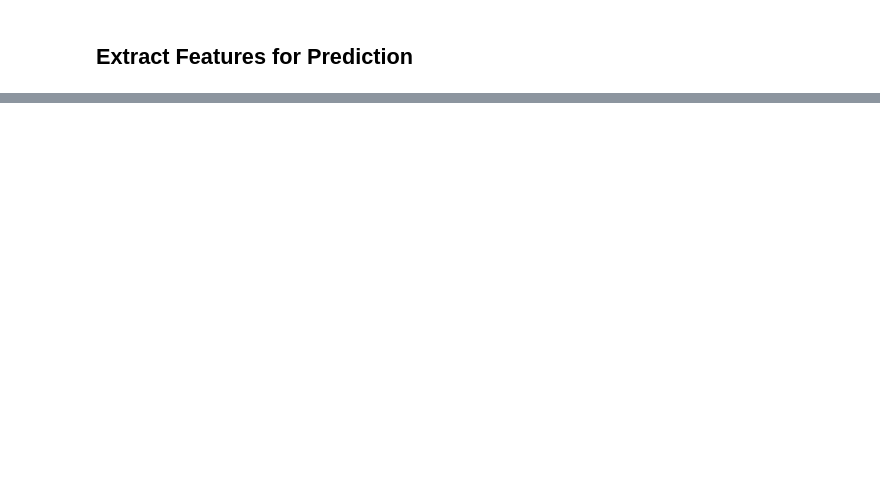
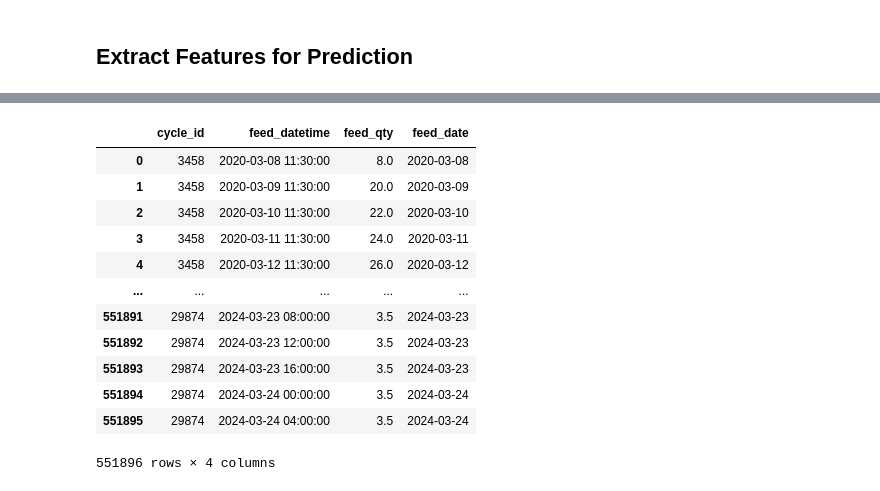
Before and after one commit to Kyunianti19/jala_assignment_test, a Jupyter notebook: analysis.ipynb, the cells around one changed output, grey strips where cells are left out. Cells and saved outputs as stored; diff of their text form; code cells hidden in the pictures; blank space fills up the shorter version.

```diff
--- a/analysis.ipynb
+++ b/analysis.ipynb
@@ -404,0 +416,26 @@ memory usage: 617.5 KB
+# %%
+df_feed = pd.read_csv('Data/feeds.csv')
+df_feed = df_feed[['cycle_id', 'logged_at', 'quantity']].copy()
+# # Rename columns & change data type
+df_feed.columns = ['cycle_id', 'feed_datetime', 'feed_qty']
+df_feed['feed_datetime'] = pd.to_datetime(df_feed['feed_datetime'])
+df_feed['feed_date'] = pd.to_datetime(df_feed['feed_datetime'].dt.date)
+# # Drop duplicates and null rows
+df_feed = df_feed.drop_duplicates()
+df_feed = df_feed.dropna()
+df_feed = df_feed.sort_values(by=['cycle_id', 'feed_datetime']).reset_index(drop=True)
+df_feed
+# %% [output]
+|  | cycle_id | feed_datetime | feed_qty | feed_date |
+| 0 | 3458 | 2020-03-08 11:30:00 | 8.0 | 2020-03-08 |
+| 1 | 3458 | 2020-03-09 11:30:00 | 20.0 | 2020-03-09 |
+| 2 | 3458 | 2020-03-10 11:30:00 | 22.0 | 2020-03-10 |
+| 3 | 3458 | 2020-03-11 11:30:00 | 24.0 | 2020-03-11 |
+| 4 | 3458 | 2020-03-12 11:30:00 | 26.0 | 2020-03-12 |
+| ... | ... | ... | ... | ... |
+| 551891 | 29874 | 2024-03-23 08:00:00 | 3.5 | 2024-03-23 |
+| 551892 | 29874 | 2024-03-23 12:00:00 | 3.5 | 2024-03-23 |
+| 551893 | 29874 | 2024-03-23 16:00:00 | 3.5 | 2024-03-23 |
+| 551894 | 29874 | 2024-03-24 00:00:00 | 3.5 | 2024-03-24 |
+| 551895 | 29874 | 2024-03-24 04:00:00 | 3.5 | 2024-03-24 |
+551896 rows × 4 columns
```
Also changed, not shown: parts of 6 cells of this notebook.
